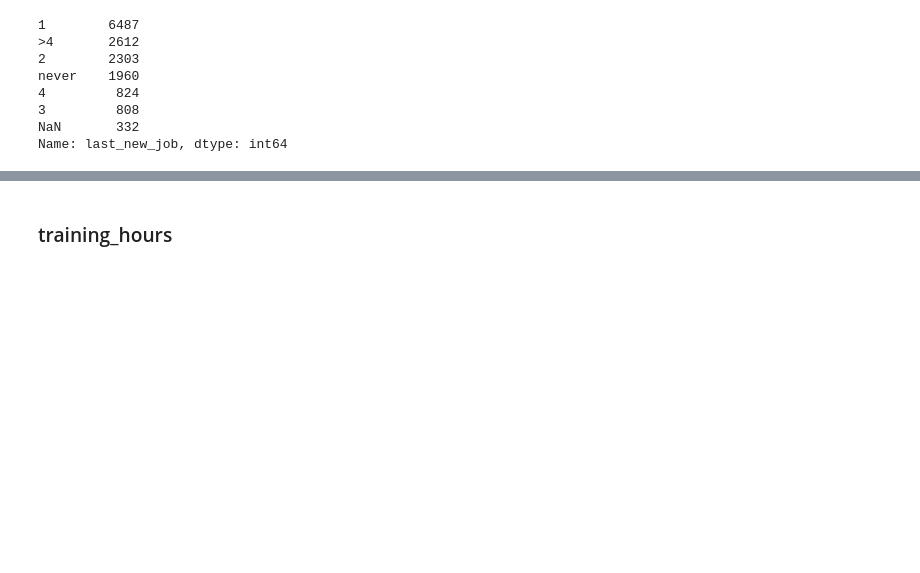
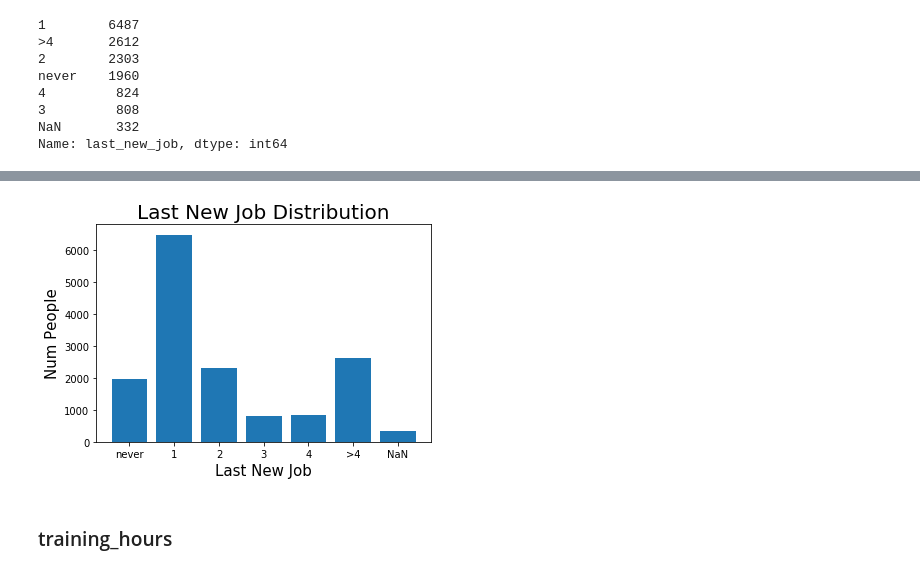
Before and after one commit to miritzk/ML_course, a Jupyter notebook: ML_Analysis.ipynb, the cells around one changed output, grey strips where cells are left out. Saved outputs shown, nothing was run; the diff lists cells and outputs as text; code cells hidden in the pictures; blank space fills up the shorter version.

```diff
--- a/ML_Analysis.ipynb
+++ b/ML_Analysis.ipynb
@@ -343,0 +508,9 @@ Name: last_new_job, dtype: int64
+# %%
+last = train['last_new_job'].value_counts(dropna=False).to_frame()
+last.reset_index(inplace=True)
+last.rename(columns = {list(last)[0]: 'last_new_job', list(last)[1]: 'count'}, inplace = True)
+last['last_new_job'].fillna("NaN", inplace=True)
+last['rank'] = [1,5,2,0,4,3,6]
+last.sort_values(['rank'], inplace=True)
+last['last_new_job'] = last['last_new_job'].apply(str)
+last
@@ -344,3 +526,13 @@ Name: last_new_job, dtype: int64
+# %%
+plt.bar(x=last['last_new_job'], height=last['count'])
+plt.title("Last New Job Distribution", fontsize=20)
+plt.xlabel('Last New Job', fontsize=15)
+plt.ylabel('Num People', fontsize=15)
+# plt.xticks(rotation=35)
+# plt.ylim(0, 10000)
+plt.show()
+# %% [output]
+[figure, added]
 # %% [markdown]
 ### training_hours
 # %%
```
Also changed, not shown: parts of 36 cells of this notebook, 1 other file.
